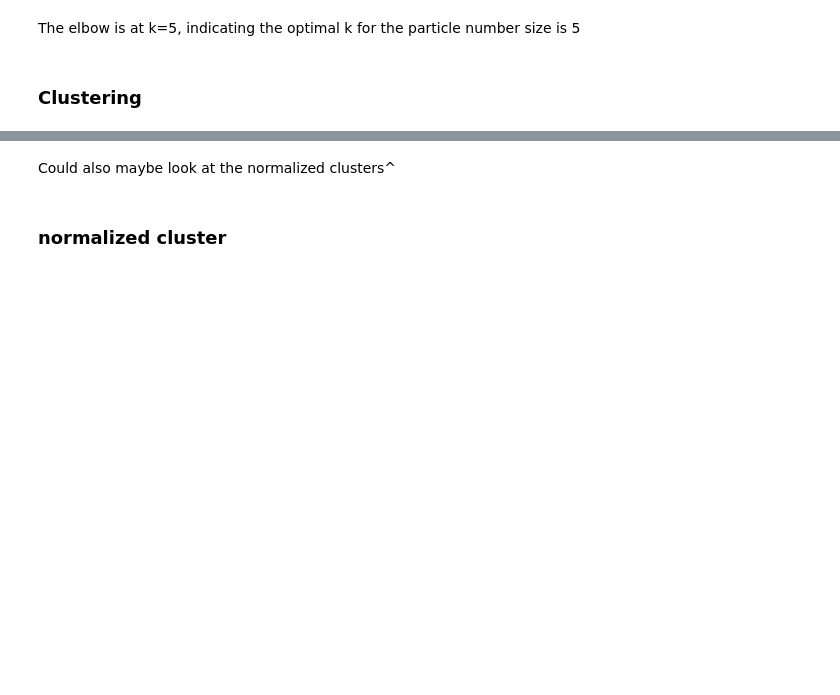
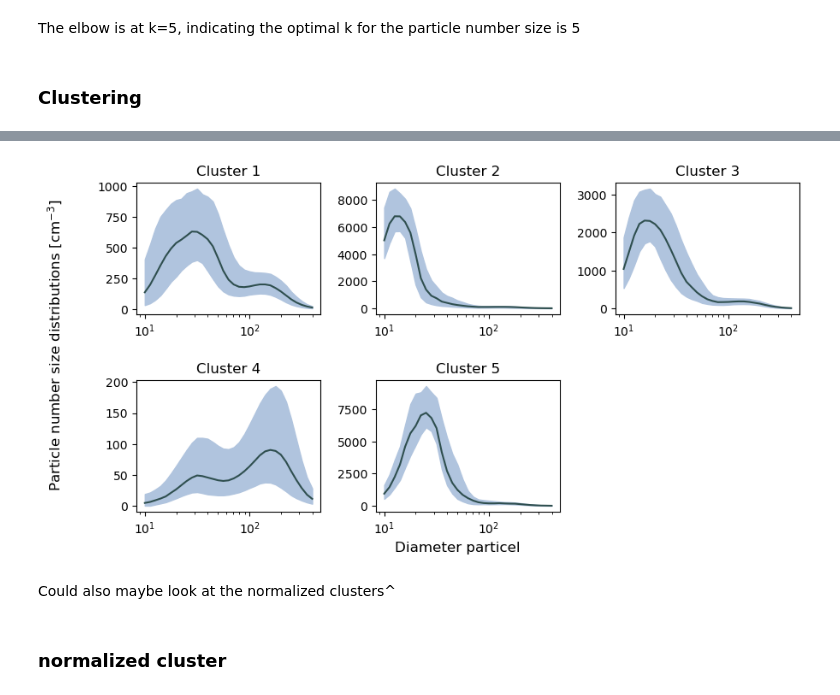
Before and after one commit to eScience-course/Tjaernoe2022-group7, a Jupyter notebook: ingrblu/ingrid_notebook.ipynb, the cells around one changed output, grey strips where cells are left out. Saved outputs shown, nothing was run; the diff lists cells and outputs as text; code cells hidden in the pictures; blank space fills up the shorter version.

```diff
--- a/ingrblu/ingrid_notebook.ipynb
+++ b/ingrblu/ingrid_notebook.ipynb
@@ -155,20 +166,22 @@ percentile25 = g.quantile(0.25)
 # %%
 
 #def plot_cluster(median, percentile25, percentile75)
 fig = plt.figure(figsize=(10,5))
 
 for i in range(5):
     ax = fig.add_subplot(2, 3, i+1)
     ax.fill_between(D, percentile25.iloc[i], percentile75.iloc[i], color='lightsteelblue')
     ax.plot(D, median_clust.iloc[i], color='darkslategrey')
     ax.set_xscale('log')
     ax.set_title('Cluster '+str(i+1))
 
 
 plt.subplots_adjust(wspace=0.3, hspace=0.5)
 #fig.suptitle('Clusters', fontsize=16)
-fig.supxlabel('D')
+fig.supxlabel('Diameter particel')
 fig.supylabel('Particle number size distributions [cm$^{-3}$]');
+# %% [output]
+[figure, added]
 # %% [markdown]
 Could also maybe look at the normalized clusters^
 # %% [markdown]
```
Also changed, not shown: parts of 20 cells of this notebook, 1 other file.
